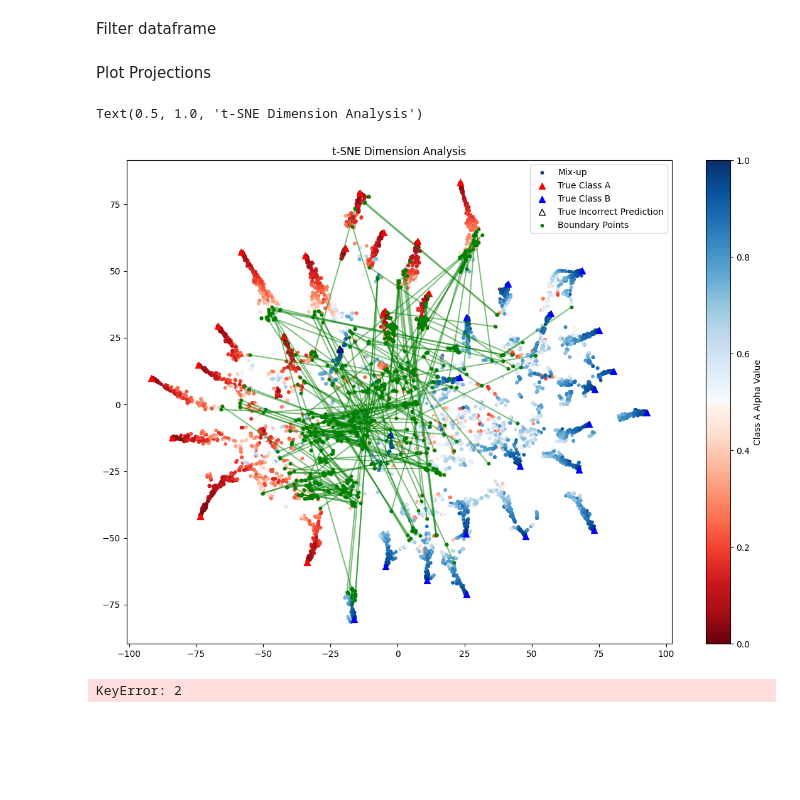
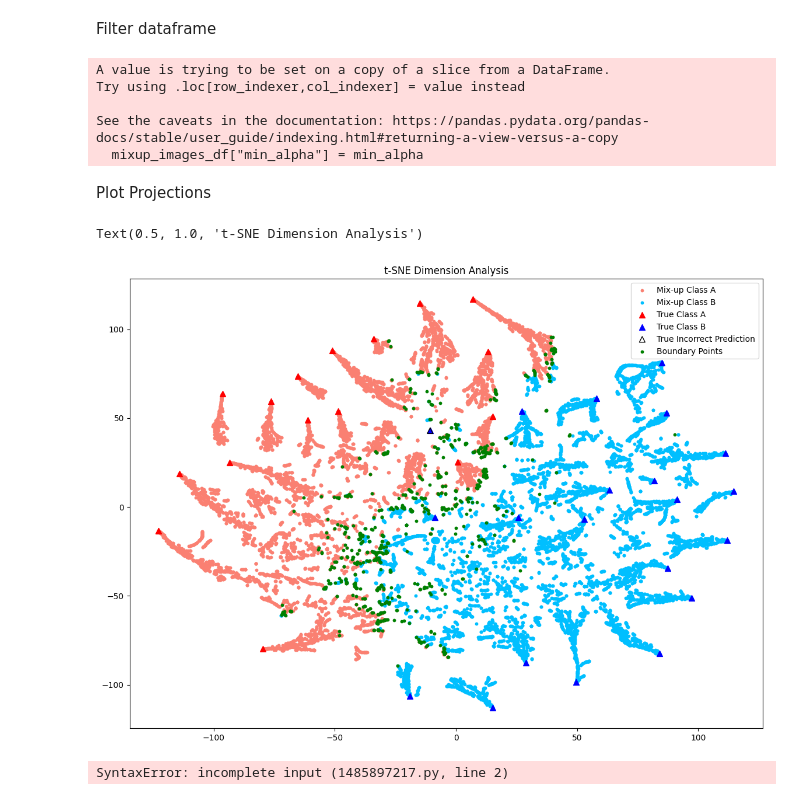
Before and after one commit to willpoulett/dimension_reduction_investigation, a Jupyter notebook: dim_reduction.ipynb, the cells around one changed output. Saved outputs shown, nothing was run; the diff lists cells and outputs as text; code cells hidden in the pictures; blank space fills up the shorter version.

```diff
--- a/dim_reduction.ipynb
+++ b/dim_reduction.ipynb
@@ -123,7 +123,7 @@ muba_df = pd.DataFrame(columns = [
 # %% [markdown]
 Create mixup data
 # %%
-MUBA_ITERS = 20
+MUBA_ITERS = 60
 
 # Iterate through NO tumour images
 for index0, row0 in class_zero_df.iterrows():
@@ -252,6 +252,21 @@ Filter dataframe
 # %%
 true_images_df = muba_df[muba_df["type"] == "orig"]
 mixup_images_df =  muba_df[muba_df["type"] == "mix"]
+# %%
+min_alpha = []
+for i, row in mixup_images_df.iterrows():
+    if row["alpha_class_0"] < row["alpha_class_1"]:
+        min_alpha.append(row["alpha_class_0"])
+    else:
+        min_alpha.append(row["alpha_class_1"])
+
+mixup_images_df["min_alpha"] = min_alpha
+# %% [output]
+A value is trying to be set on a copy of a slice from a DataFrame.
+Try using .loc[row_indexer,col_indexer] = value instead
+
+See the caveats in the documentation: https://pandas.pydata.org/pandas-docs/stable/user_guide/indexing.html#returning-a-view-versus-a-copy
+  mixup_images_df["min_alpha"] = min_alpha
 # %%
 true_class_A = true_images_df[true_images_df["label"] == 0]
 true_class_B = true_images_df[true_images_df["label"] == 1]
@@ -273,9 +288,10 @@ Plot Projections
 # %%
 # Choose variables for graph
 include_errors = False
-colour_by_alpha = True
+colour_by_alpha = False
 show_boundary_points = True
-show_boundary_lines = True
+show_boundary_lines = False
+scale_errors = False
 
 fig, ax = plt.subplots(figsize=(14, 10))
 
@@ -289,48 +305,47 @@ if colour_by_alpha:
     colors = np.vstack((colors1, colors2))
     mymap = mcolors.LinearSegmentedColormap.from_list('my_colormap', colors)
 
-
-    ax.scatter(mixup_class_A["projection_x"],mixup_class_A["projection_y"],marker="o",s=10,c = mixup_class_A["alpha_class_0"],cmap = "Reds",vmin=0.5,vmax=1)
-    ax.scatter(mixup_class_B["projection_x"],mixup_class_B["projection_y"],marker="o",s=10,c = mixup_class_B["alpha_class_0"],cmap = "Blues_r", label = "Mix-up",vmin=0,vmax=0.5)
     if include_errors:
-        a = ax.scatter(mixup_errors["projection_x"],mixup_errors["projection_y"],marker="o",s=10,c = mixup_errors["alpha_class_0"],cmap = mymap, edgecolors="black",label="Mix-up Incorrect Prediction",vmin=0,vmax=1)
+        ax.scatter(error_free_mixup_class_A["projection_x"],error_free_mixup_class_A["projection_y"],marker="o",s=10,c = error_free_mixup_class_A["alpha_class_0"],cmap = "Reds",vmin=0.5,vmax=1)
+        ax.scatter(error_free_mixup_class_B["projection_x"],error_free_mixup_class_B["projection_y"],marker="o",s=10,c = error_free_mixup_class_B["alpha_class_0"],cmap = "Blues_r", label = "Mix-up",vmin=0,vmax=0.5)
+        a = ax.scatter(mixup_errors["projection_x"],mixup_errors["projection_y"],marker="o",s = (mixup_errors["min_alpha"]*7)**4 if scale_errors else 10 ,c = mixup_errors["alpha_class_0"],cmap = mymap, edgecolors="black",label="Mix-up Incorrect Prediction",vmin=0,vmax=1)
     elif not include_errors:
+        ax.scatter(error_free_mixup_class_A["projection_x"],error_free_mixup_class_A["projection_y"],marker="o",s=10,c = error_free_mixup_class_A["alpha_class_0"],cmap = "Reds",vmin=0.5,vmax=1)
+        ax.scatter(error_free_mixup_class_B["projection_x"],error_free_mixup_class_B["projection_y"],marker="o",s=10,c = error_free_mixup_class_B["alpha_class_0"],cmap = "Blues_r", label = "Mix-up",vmin=0,vmax=0.5)
         a = ax.scatter([0],[0],s=0,vmin=0,vmax=1,c=[0.5],cmap=mymap)
     plt.colorbar(a,label = "Class A Alpha Value")
 
 elif not colour_by_alpha:
 
-    ax.scatter(mixup_class_A["projection_x"],mixup_class_A["projection_y"],marker="o",s=10,color = "salmon",label="Mix-up Class A")
-    ax.scatter(mixup_class_B["projection_x"],mixup_class_B["projection_y"],marker="o",s=10,color = "deepskyblue",label="Mix-up Class B")
     if include_errors:
+        ax.scatter(mixup_class_A["projection_x"],mixup_class_A["projection_y"],marker="o",s=10,color = "salmon",label="Mix-up Class A")
+        ax.scatter(mixup_class_B["projection_x"],mixup_class_B["projection_y"],marker="o",s=10,color = "deepskyblue",label="Mix-up Class B")
         ax.scatter(mixup_errors["projection_x"],mixup_errors["projection_y"],marker="o",s=10,color="None",edgecolors="black",label="Mix-up Incorrect Prediction")
+    elif not include_errors:
+        ax.scatter(error_free_mixup_class_A["projection_x"],error_free_mixup_class_A["projection_y"],marker="o",s=10,color = "salmon",label="Mix-up Class A")
+        ax.scatter(error_free_mixup_class_B["projection_x"],error_free_mixup_class_B["projection_y"],marker="o",s=10,color = "deepskyblue",label="Mix-up Class B")
 
 ax.scatter(true_class_A["projection_x"],true_class_A["projection_y"],marker="^",s=50,color="red",label="True Class A")
 ax.scatter(true_class_B["projection_x"],true_class_B["projection_y"],marker="^",s=50,color="blue",label="True Class B")
-ax.scatter(true_errors["projection_x"],true_errors["projection_y"],marker="^",s=50,color="None",edgecolors="black",label="True Incorrect Prediction")
+ax.scatter(true_errors["projection_x"],true_errors["projection_y"],marker="^",s=50,color="None",edgecolors="black",label="True Incorrect Prediction",)
 
 if show_boundary_points:
     ax.scatter(boundary_points_df["projection_x"],boundary_points_df["projection_y"],marker="o",s=10,color="green",label="Boundary Points")
 
     if show_boundary_lines:
         for i in range(int(len(boundary_points_df["projection_x"])/2)):
             x_vals = [boundary_points_df["projection_x"][2*i], boundary_points_df["projection_x"][2*i+1]]
             y_vals = [boundary_points_df["projection_y"][2*i], boundary_points_df["projection_y"][2*i+1]]
             ax.plot(x_vals,y_vals,color="green",alpha=0.5)
 
 
 ax.legend()
 
 ax.set_title("t-SNE Dimension Analysis")
-
-
-# lim = 8
-# plt.xlim(-lim,lim)
-# plt.ylim(-lim,lim)
 # %% [output]
 Text(0.5, 1.0, 't-SNE Dimension Analysis')
-[figure, old version]
+[figure, new version]
 # %%
 for i, row in boundary_points_df.iterrows():
 # %% [output]
-KeyError: 2
+SyntaxError: incomplete input (1485897217.py, line 2)
```
Also changed, not shown: parts of 5 cells of this notebook, 1 other file.
